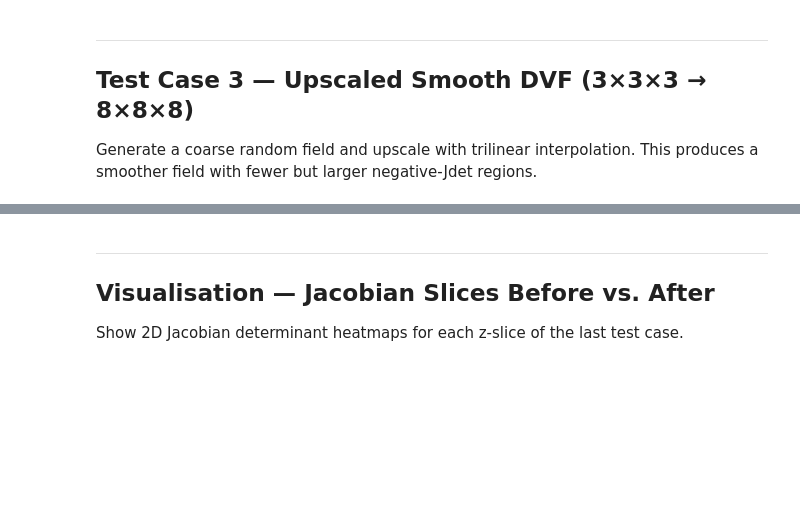
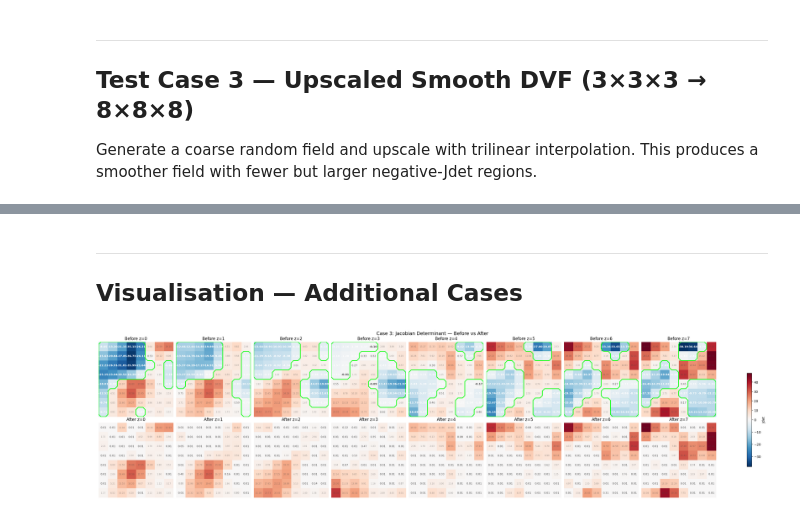
Before and after one commit to UCI-iGravi/dvfopt, a Jupyter notebook: slsqp-3d.ipynb, the cells around one changed output, grey strips where cells are left out. Saved outputs shown, nothing was run; the diff lists cells and outputs as text; code cells hidden in the pictures; blank space fills up the shorter version.

```diff
--- a/slsqp-3d.ipynb
+++ b/slsqp-3d.ipynb
@@ -83,37 +321,9 @@ assert (jdet_after_3 > 0).all(), "All Jdet must be positive after correction"
 # %% [markdown]
 ---
-## Visualisation — Jacobian Slices Before vs. After
-
-Show 2D Jacobian determinant heatmaps for each z-slice of the last test case.
+## Visualisation — Additional Cases
 # %%
-def plot_jdet_slices(dvf_before, dvf_after, title_prefix=""):
-    """Plot before/after Jdet heatmaps for every z-slice."""
-    jdet_b = jacobian_det3D(dvf_before)
-    jdet_a = jacobian_det3D(dvf_after)
-    D = jdet_b.shape[0]
-    vmin = min(jdet_b.min(), jdet_a.min())
-    vmax = max(jdet_b.max(), jdet_a.max())
-
-    fig, axes = plt.subplots(2, D, figsize=(3 * D, 6))
-    if D == 1:
-        axes = axes[:, np.newaxis]
-    for z in range(D):
-        ax_b = axes[0, z]
-        im = ax_b.imshow(jdet_b[z], vmin=vmin, vmax=vmax, cmap='RdBu_r')
-        ax_b.set_title(f'Before z={z}')
-        ax_b.axis('off')
-
-        ax_a = axes[1, z]
-        ax_a.imshow(jdet_a[z], vmin=vmin, vmax=vmax, cmap='RdBu_r')
-        ax_a.set_title(f'After z={z}')
-        ax_a.axis('off')
-
-    fig.colorbar(im, ax=axes, shrink=0.6, label='Jdet')
-    fig.suptitle(f'{title_prefix} Jacobian Determinant — Before vs After', fontsize=14)
-    plt.tight_layout()
-    plt.show()
-
-
 plot_jdet_slices(dvf_3, phi_3, title_prefix="Case 3:")
+# %% [output]
+[figure, added]
 # %%
 plot_jdet_slices(dvf_1, phi_1, title_prefix="Case 1:")
```
Also changed, not shown: parts of 13 cells of this notebook, 4 other files.
